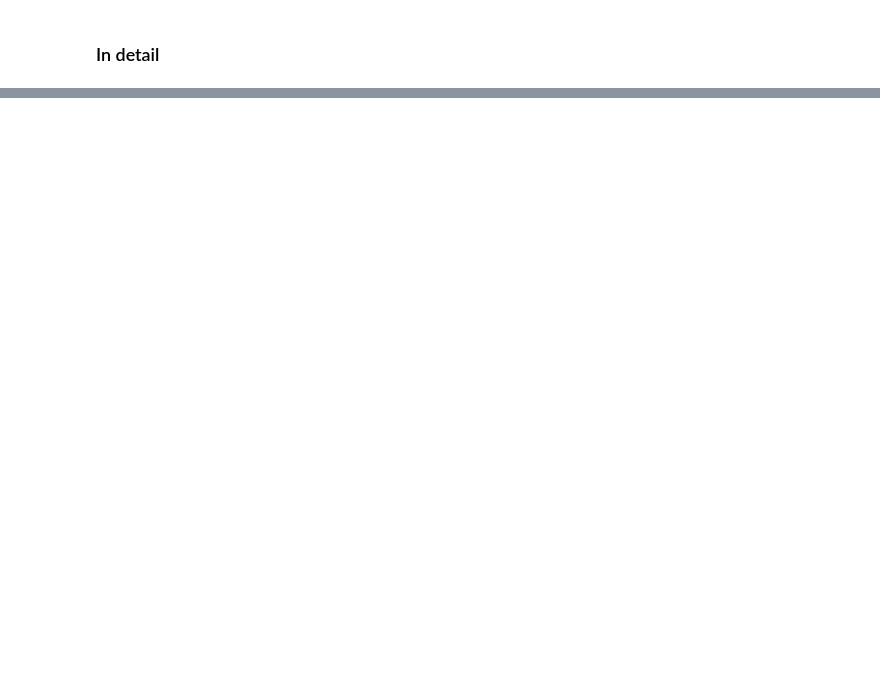
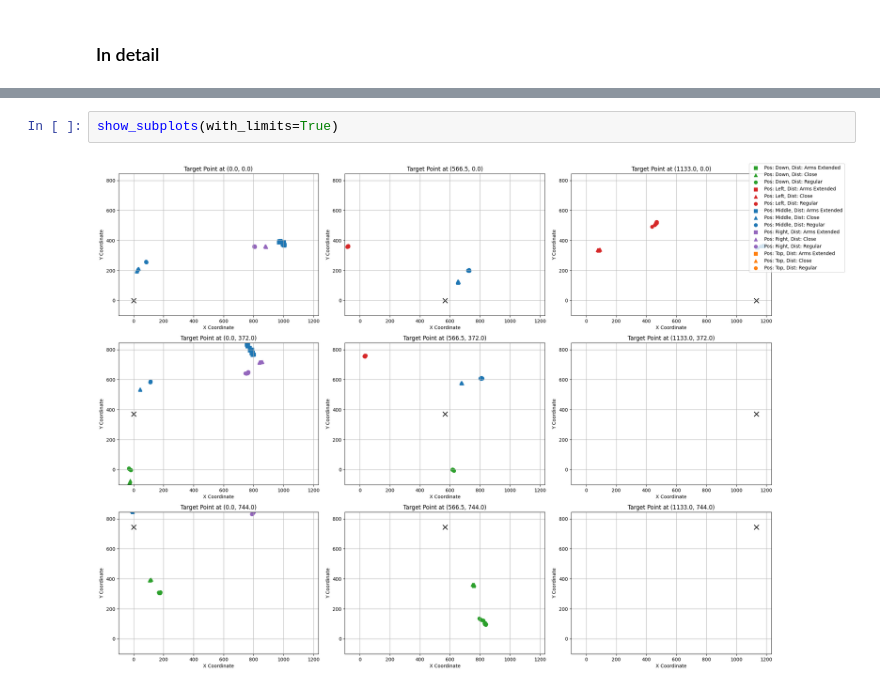
Before and after one commit to VictorSchneuwly/eyetracker, a Jupyter notebook: Notebooks/calibration.ipynb, the cells around one changed output, grey strips where cells are left out. Cells and saved outputs as stored; diff of their text form; blank space fills up the shorter version.

```diff
--- a/Notebooks/calibration.ipynb
+++ b/Notebooks/calibration.ipynb
@@ -141,0 +145,4 @@ plt.show()
+# %%
+show_subplots(with_limits=True)
+# %% [output]
+[figure, added]
```
Also changed, not shown: parts of 7 cells of this notebook.
